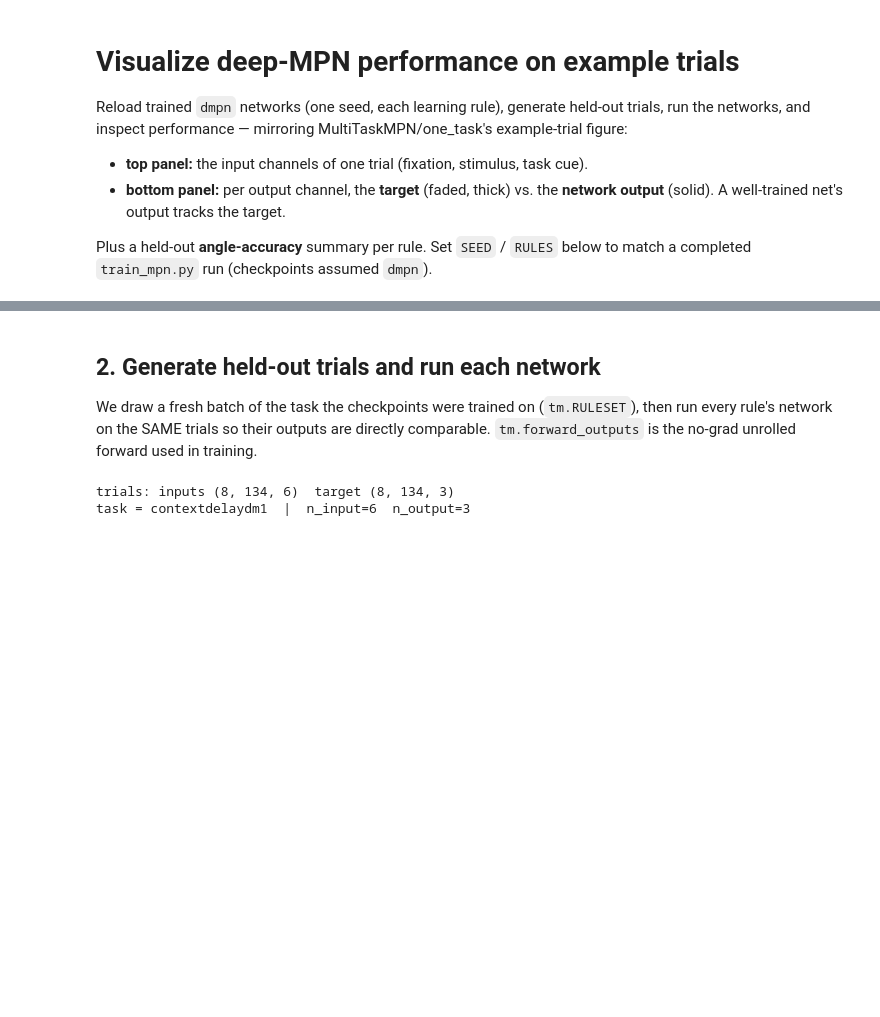
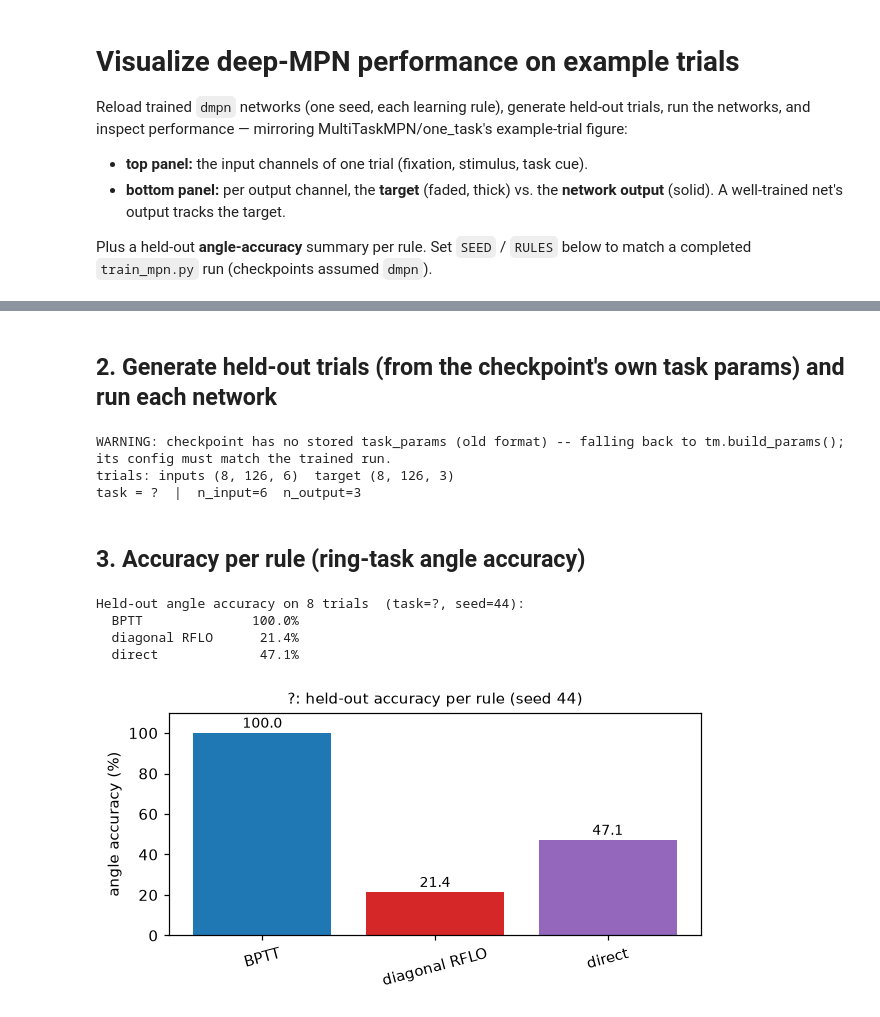
Before and after one commit to StevenZhang0116/mpn_local_learning, a Jupyter notebook: notebooks/visualize_performance.ipynb, the cells around one changed output, grey strips where cells are left out. Drawn from its saved outputs; the diff is of its cells as text; code cells hidden in the pictures; blank space fills up the shorter version.

```diff
--- a/notebooks/visualize_performance.ipynb
+++ b/notebooks/visualize_performance.ipynb
@@ -56,15 +67,19 @@ n_input=6  n_hidden=200  n_output=3
 # %% [markdown]
-## 2. Generate held-out trials and run each network
-
-We draw a fresh batch of the task the checkpoints were trained on (`tm.RULESET`),
-then run every rule's network on the SAME trials so their outputs are directly
-comparable. `tm.forward_outputs` is the no-grad unrolled forward used in training.
+## 2. Generate held-out trials (from the checkpoint's own task params) and run each network
 # %%
-# Build the task params exactly as train_mpn does, then draw a held-out batch.
-task_params, train_params, net_params = tm.build_params()
-task_params, train_params, net_params = mpn_tasks.convert_and_init_multitask_params(
-    (task_params, train_params, net_params))
-net_params["prefs"] = mpn_tasks.get_prefs(task_params["hp"])
+# Draw held-out trials from the checkpoint's OWN task params (saved at train time),
+# so this notebook needs no matching train_mpn config. Older checkpoints that predate
+# task_params storage fall back to tm.build_params() with a warning.
+if "task_params" in any_ck:
+    task_params  = any_ck["task_params"]     # already through convert_and_init (has rules/hp)
+    net_params   = any_ck["net_params"]
+else:
+    print("WARNING: checkpoint has no stored task_params (old format) -- falling back to "
+          "tm.build_params(); its config must match the trained run.")
+    task_params, train_params, net_params = tm.build_params()
+    task_params, train_params, net_params = mpn_tasks.convert_and_init_multitask_params(
+        (task_params, train_params, net_params))
+    net_params["prefs"] = mpn_tasks.get_prefs(task_params["hp"])
 
 N_TRIALS = 8
 np.random.seed(SEED); torch.manual_seed(SEED)
@@ -79,8 +94,51 @@ labels_np = labels.cpu().numpy()          # target output (B, T, n_output)
 outputs = {rule: tm.forward_outputs(net, inputs).cpu().numpy()
            for rule, net in nets.items()}
 print(f"trials: inputs {inputs_np.shape}  target {labels_np.shape}")
-print(f"task = {tm.RULESET}  |  n_input={inputs_np.shape[-1]}  n_output={labels_np.shape[-1]}")
+print(f"task = {RULESET}  |  n_input={inputs_np.shape[-1]}  n_output={labels_np.shape[-1]}")
 # %% [output]
-trials: inputs (8, 134, 6)  target (8, 134, 3)
-task = contextdelaydm1  |  n_input=6  n_output=3
+WARNING: checkpoint has no stored task_params (old format) -- falling back to tm.build_params(); its config must match the trained run.
+trials: inputs (8, 126, 6)  target (8, 126, 3)
+task = ?  |  n_input=6  n_output=3
+# %% [markdown]
+## 3. Accuracy per rule (ring-task angle accuracy)
+# %%
+# Ring-task angle accuracy on the SAME held-out trials, for each rule. Uses the
+# library metric via net.compute_acc (isvalid=True → held-out/test convention, as in
+# train_mpn's "testing accuracy" panel). This notebook is ring-task only, so the
+# angle metric is always the right one. compute_acc returns a FRACTION in [0, 1];
+# multiply by 100 for percent (same convention as train_common's accuracy panel).
+accs = {}   # percent, 0-100
+for rule, net in nets.items():
+    out_t = tm.forward_outputs(net, inputs)                       # (B, T, n_output) tensor
+    try:
+        acc, _ = net.compute_acc(out_t.float(), labels.float(), mask.float(),
+                                 inputs.float(), mode=net.acc_measure, isvalid=True)
+        accs[rule] = 100.0 * float(acc)                           # fraction → percent
+    except Exception as e:
+        accs[rule] = float("nan")
+        print(f"  {rule}: accuracy failed ({e})")
+
+print(f"Held-out angle accuracy on {N_TRIALS} trials  (task={RULESET}, seed={SEED}):")
+for rule in RULES:
+    print(f"  {RULE_LABEL.get(rule, rule):16} {accs[rule]:6.1f}%")
+
+# Quick bar chart.
+fig, ax = plt.subplots(figsize=(1.4 * len(RULES) + 1.5, 3.0))
+xs = np.arange(len(RULES))
+ax.bar(xs, [accs[r] for r in RULES],
+       color=[{"bptt": "#1f77b4", "local_diag_rflo": "#d62728",
+               "local_direct": "#9467bd", "local_exact_rowlocal": "#2ca02c"}.get(r, "#888")
+              for r in RULES])
+for x, r in zip(xs, RULES):
+    ax.text(x, accs[r] + 1, f"{accs[r]:.1f}", ha="center", va="bottom", fontsize=9)
+ax.set_xticks(xs); ax.set_xticklabels([RULE_LABEL.get(r, r) for r in RULES], rotation=15)
+ax.set_ylabel("angle accuracy (%)"); ax.set_ylim(0, 110)
+ax.set_title(f"{RULESET}: held-out accuracy per rule (seed {SEED})", fontsize=10)
+fig.tight_layout(); plt.show()
+# %% [output]
+Held-out angle accuracy on 8 trials  (task=?, seed=44):
+  BPTT              100.0%
+  diagonal RFLO      21.4%
+  direct             47.1%
+[figure, added]
 # %% [markdown]
```
Also changed, not shown: parts of 8 cells of this notebook, 9 other files.
